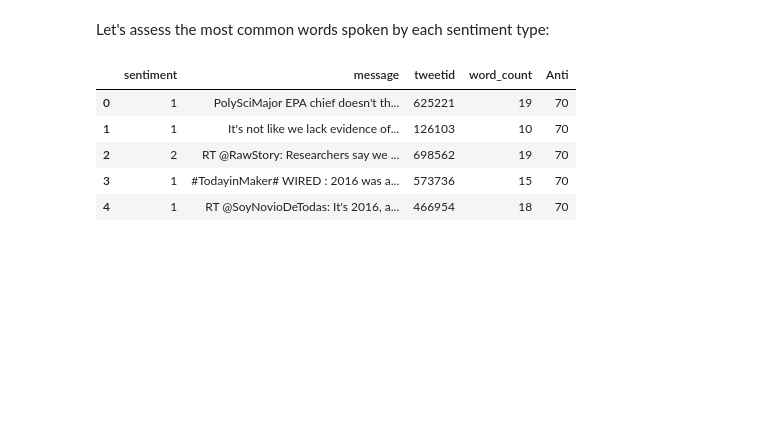
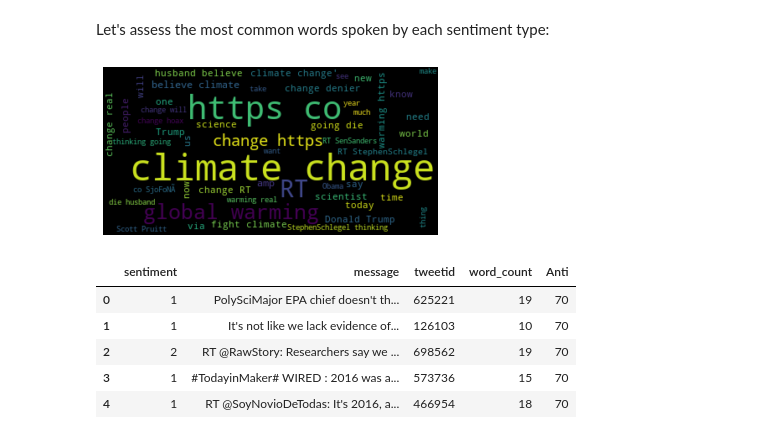
Before and after one commit to Mikentosh/classification-predict-streamlit-SS5-2020, a Jupyter notebook: EDA-Michael-Classification.ipynb, the cells around one changed output. Drawn from its saved outputs; the diff is of its cells as text; code cells hidden in the pictures; blank space fills up the shorter version.

```diff
--- a/EDA-Michael-Classification.ipynb
+++ b/EDA-Michael-Classification.ipynb
@@ -242,13 +242,22 @@ Let's assess the most common words spoken by each sentiment type:
 
 def generate_wordcloud(text, title):
     # Create and generate a word cloud image:
-    wordcloud = WordCloud(background_color='white').generate(text)
+    wordcloud = WordCloud(max_words=50,background_color='black').generate(text)
 
     # Display the generated image:
     plt.imshow(wordcloud, interpolation='bilinear')
     plt.axis('off')
     plt.title(title, fontsize=40)
     plt.show()
+# %%
+text = ''
+
+for tweet in train['message']:
+    text =text+ " "+ tweet
+# %%
+generate_wordcloud(text, '')
+# %% [output]
+[figure, added]
 # %%
 train.head()
 # %% [output]
```
Also changed, not shown: parts of 2 cells of this notebook, 4 other files.
